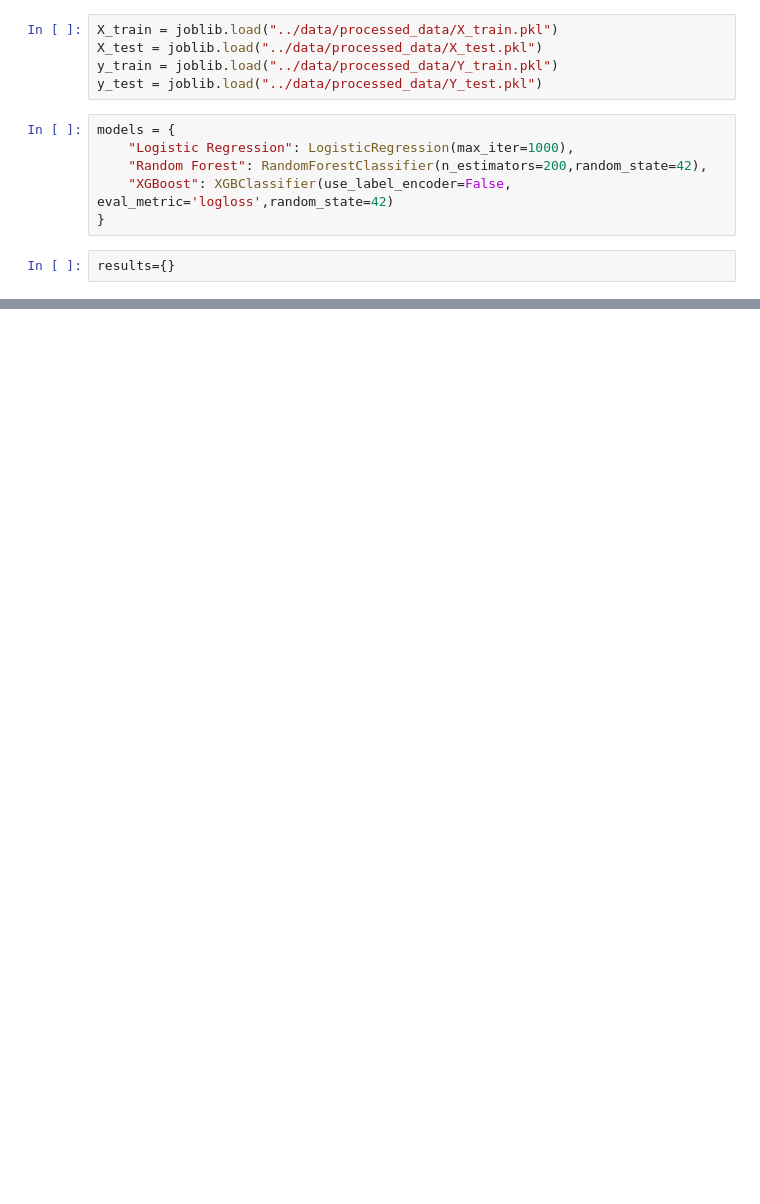
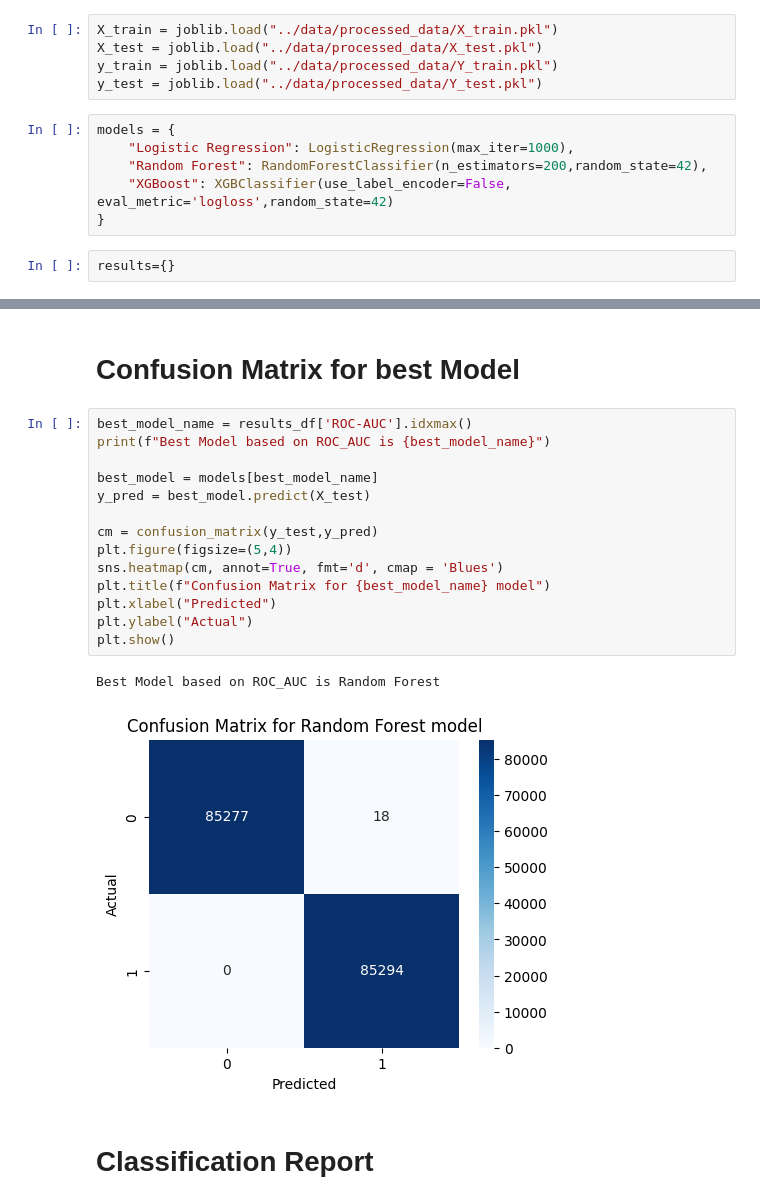
Before and after one commit to akhand769/credit-card-fraud-detection, a Jupyter notebook: notebooks/model_training.ipynb, the cells around one changed output, grey strips where cells are left out. Saved outputs shown, nothing was run; the diff lists cells and outputs as text; blank space fills up the shorter version.

```diff
--- a/notebooks/model_training.ipynb
+++ b/notebooks/model_training.ipynb
@@ -57,0 +58,21 @@ Model Performance Summary :
+# %% [markdown]
+# Confusion Matrix for best Model
+# %%
+best_model_name = results_df['ROC-AUC'].idxmax()
+print(f"Best Model based on ROC_AUC is {best_model_name}")
+
+best_model = models[best_model_name]
+y_pred = best_model.predict(X_test)
+
+cm = confusion_matrix(y_test,y_pred)
+plt.figure(figsize=(5,4))
+sns.heatmap(cm, annot=True, fmt='d', cmap = 'Blues')
+plt.title(f"Confusion Matrix for {best_model_name} model")
+plt.xlabel("Predicted")
+plt.ylabel("Actual")
+plt.show()
+# %% [output]
+Best Model based on ROC_AUC is Random Forest
+[figure, added]
+# %% [markdown]
+# Classification Report
```
Also changed, not shown: parts of 8 cells of this notebook, 4 other files.
